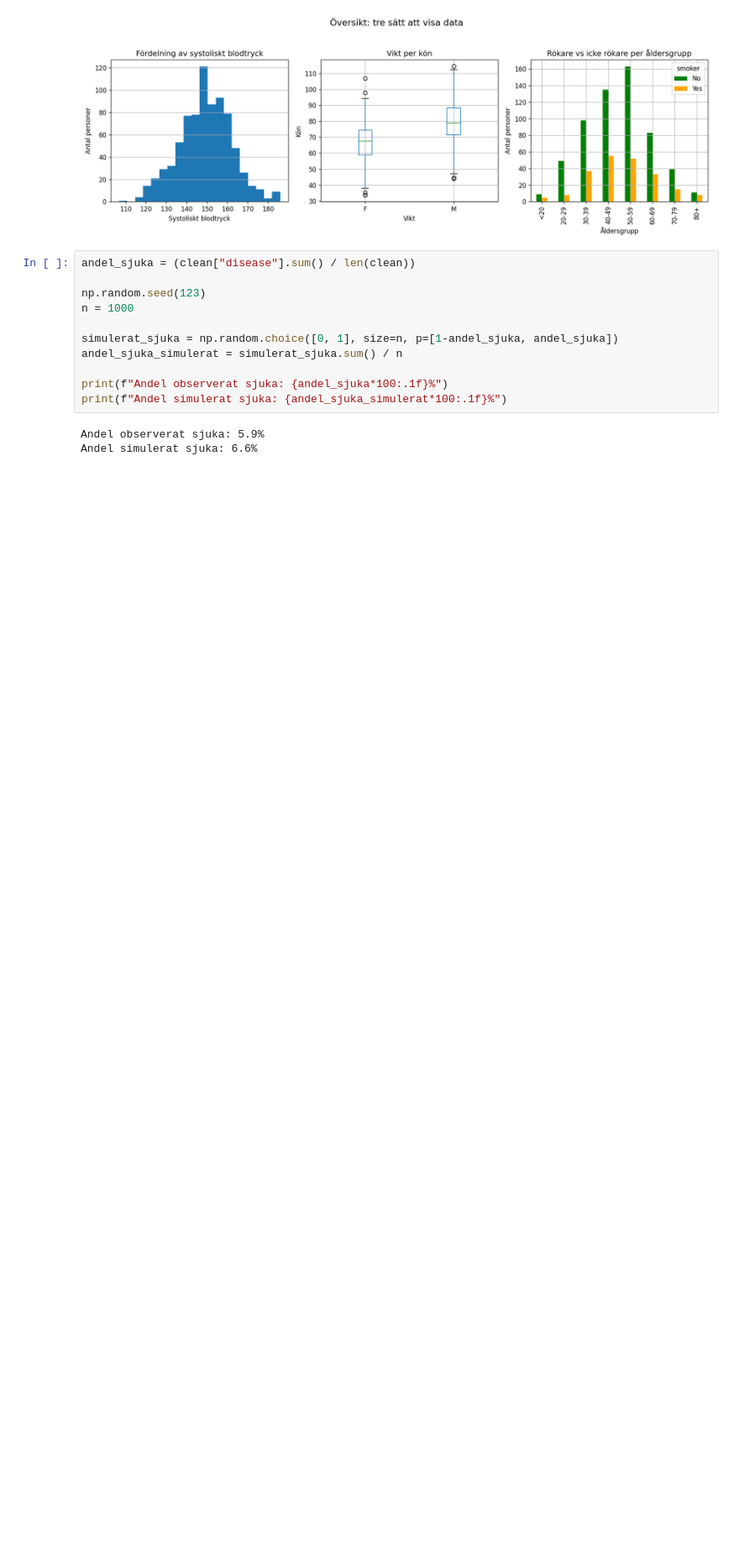
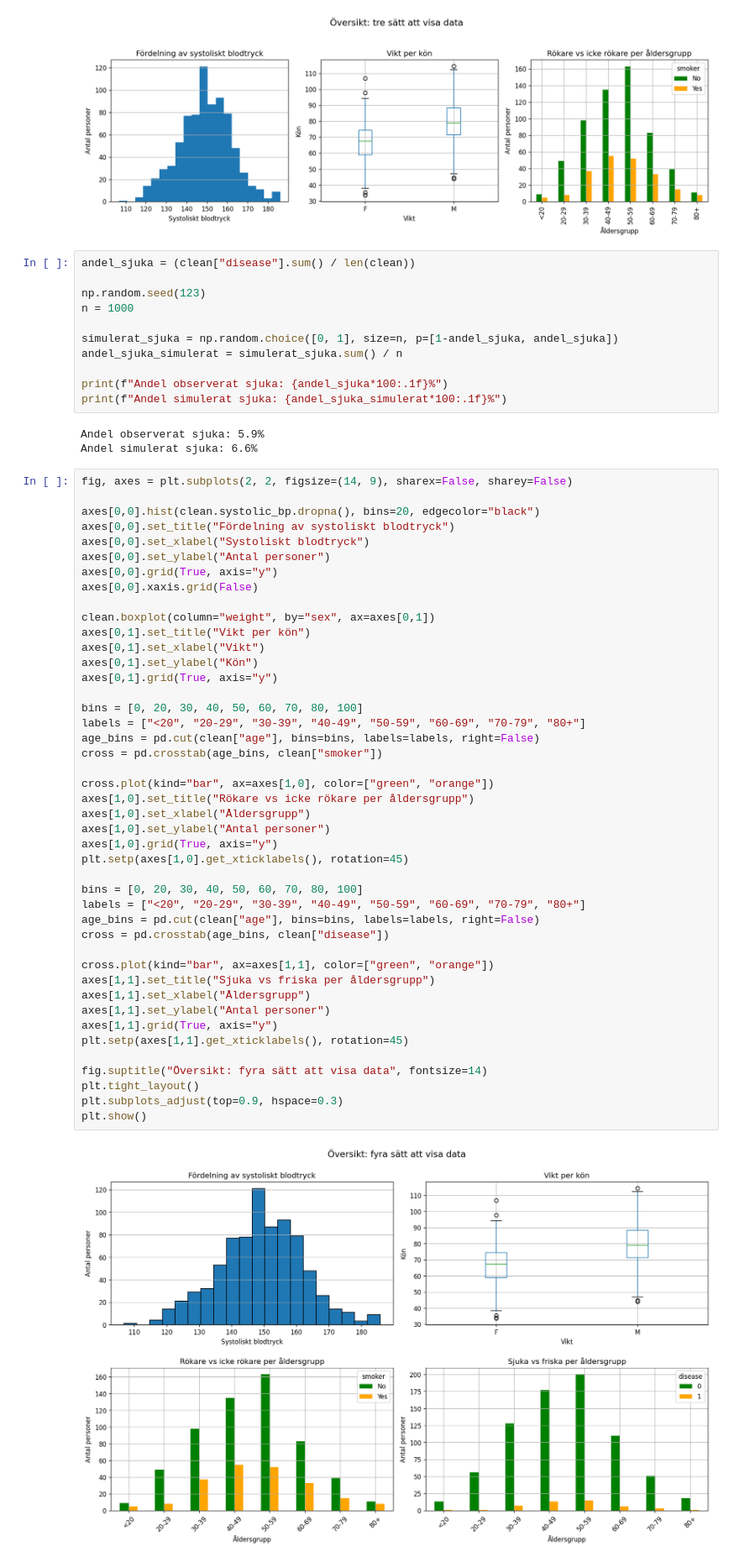
Before and after one commit to MalinMo/Halsostudie, a Jupyter notebook: analysis.ipynb, the cells around one changed output. Shown at 84% size. Saved outputs shown, nothing was run; the diff lists cells and outputs as text; blank space fills up the shorter version.

```diff
--- a/analysis.ipynb
+++ b/analysis.ipynb
@@ -126,3 +126,49 @@ print(f"Andel simulerat sjuka: {andel_sjuka_simulerat*100:.1f}%")
 # %% [output]
 Andel observerat sjuka: 5.9%
 Andel simulerat sjuka: 6.6%
+# %%
+fig, axes = plt.subplots(2, 2, figsize=(14, 9), sharex=False, sharey=False)
+
+axes[0,0].hist(clean.systolic_bp.dropna(), bins=20, edgecolor="black")
+axes[0,0].set_title("Fördelning av systoliskt blodtryck")
+axes[0,0].set_xlabel("Systoliskt blodtryck")
+axes[0,0].set_ylabel("Antal personer")
+axes[0,0].grid(True, axis="y")
+axes[0,0].xaxis.grid(False)
+
+clean.boxplot(column="weight", by="sex", ax=axes[0,1])
+axes[0,1].set_title("Vikt per kön")
+axes[0,1].set_xlabel("Vikt")
+axes[0,1].set_ylabel("Kön")
+axes[0,1].grid(True, axis="y")
+
+bins = [0, 20, 30, 40, 50, 60, 70, 80, 100]
+labels = ["<20", "20-29", "30-39", "40-49", "50-59", "60-69", "70-79", "80+"]
+age_bins = pd.cut(clean["age"], bins=bins, labels=labels, right=False)
+cross = pd.crosstab(age_bins, clean["smoker"])
+
+cross.plot(kind="bar", ax=axes[1,0], color=["green", "orange"])
+axes[1,0].set_title("Rökare vs icke rökare per åldersgrupp")
+axes[1,0].set_xlabel("Åldersgrupp")
+axes[1,0].set_ylabel("Antal personer")
+axes[1,0].grid(True, axis="y")
+plt.setp(axes[1,0].get_xticklabels(), rotation=45)
+
+bins = [0, 20, 30, 40, 50, 60, 70, 80, 100]
+labels = ["<20", "20-29", "30-39", "40-49", "50-59", "60-69", "70-79", "80+"]
+age_bins = pd.cut(clean["age"], bins=bins, labels=labels, right=False)
+cross = pd.crosstab(age_bins, clean["disease"])
+
+cross.plot(kind="bar", ax=axes[1,1], color=["green", "orange"])
+axes[1,1].set_title("Sjuka vs friska per åldersgrupp")
+axes[1,1].set_xlabel("Åldersgrupp")
+axes[1,1].set_ylabel("Antal personer")
+axes[1,1].grid(True, axis="y")
+plt.setp(axes[1,1].get_xticklabels(), rotation=45)
+
+fig.suptitle("Översikt: fyra sätt att visa data", fontsize=14)
+plt.tight_layout()
+plt.subplots_adjust(top=0.9, hspace=0.3)
+plt.show()
+# %% [output]
+[figure, added]
```
